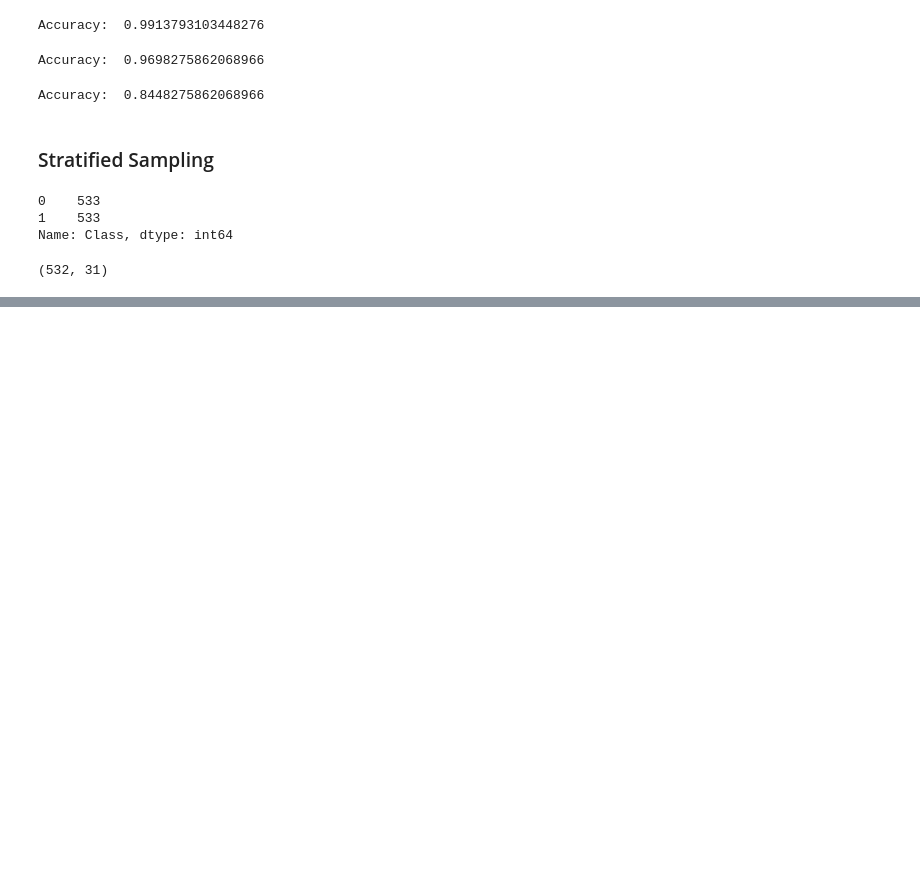
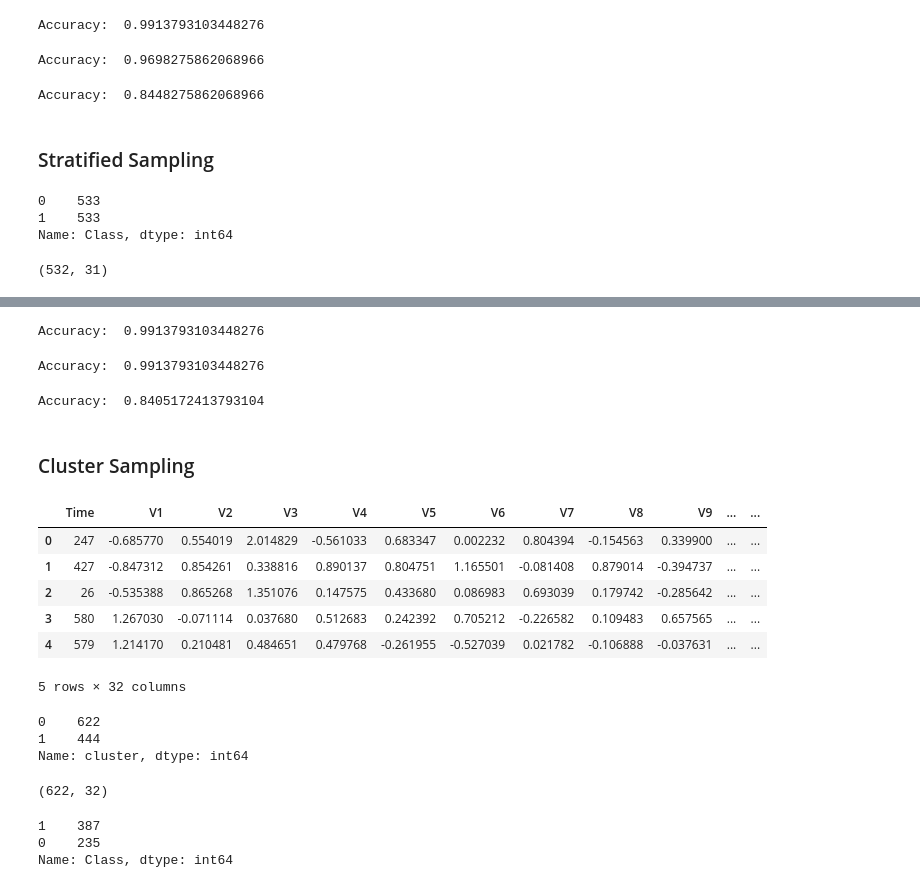
Before and after one commit to sidB67/sampling_assignment, a Jupyter notebook: sampling.ipynb, the cells around one changed output, grey strips where cells are left out. Saved outputs shown, nothing was run; the diff lists cells and outputs as text; code cells hidden in the pictures; blank space fills up the shorter version.

Commit message:
Adds Cluster Sampling

```diff
--- a/sampling.ipynb
+++ b/sampling.ipynb
@@ -240,0 +260,52 @@ y_sample = sample_df['Class']
+# %%
+#random forest using sklearn
+from sklearn.ensemble import RandomForestClassifier
+rf = RandomForestClassifier(n_estimators=100, random_state=0)
+rf.fit(X_sample, y_sample)
+y_pred = rf.predict(X_test)
+print('Accuracy: ', accuracy_score(y_test, y_pred))
+# %% [output]
+Accuracy:  0.9913793103448276
+# %%
+#decision tree using sklearn
+from sklearn.tree import DecisionTreeClassifier
+dt = DecisionTreeClassifier(random_state=0)
+dt.fit(X_sample, y_sample)
+y_pred = dt.predict(X_test)
+print('Accuracy: ', accuracy_score(y_test, y_pred))
+# %% [output]
+Accuracy:  0.9913793103448276
+# %%
+#naive bayes using sklearn
+from sklearn.naive_bayes import GaussianNB
+nb = GaussianNB()
+nb.fit(X_sample, y_sample)
+y_pred = nb.predict(X_test)
+print('Accuracy: ', accuracy_score(y_test, y_pred))
+# %% [output]
+Accuracy:  0.8405172413793104
+# %% [markdown]
+### Cluster Sampling
+# %%
+#make cluster using kmeans and get one of the clusters out of the made
+from sklearn.cluster import KMeans
+kmeans = KMeans(n_clusters=2, random_state=0).fit(train_df)
+
+#add the cluster labels to the dataframe
+train_df['cluster'] = kmeans.labels_
+# %%
+train_df.head()
+# %% [output]
+|  | Time | V1 | V2 | V3 | V4 | V5 | V6 | V7 | V8 | V9 | ... | ... |
+| 0 | 247 | -0.685770 | 0.554019 | 2.014829 | -0.561033 | 0.683347 | 0.002232 | 0.804394 | -0.154563 | 0.339900 | ... | ... |
+| 1 | 427 | -0.847312 | 0.854261 | 0.338816 | 0.890137 | 0.804751 | 1.165501 | -0.081408 | 0.879014 | -0.394737 | ... | ... |
+| 2 | 26 | -0.535388 | 0.865268 | 1.351076 | 0.147575 | 0.433680 | 0.086983 | 0.693039 | 0.179742 | -0.285642 | ... | ... |
+| 3 | 580 | 1.267030 | -0.071114 | 0.037680 | 0.512683 | 0.242392 | 0.705212 | -0.226582 | 0.109483 | 0.657565 | ... | ... |
+| 4 | 579 | 1.214170 | 0.210481 | 0.484651 | 0.479768 | -0.261955 | -0.527039 | 0.021782 | -0.106888 | -0.037631 | ... | ... |
+5 rows × 32 columns
+# %%
+train_df['cluster'].value_counts()
+# %% [output]
+0    622
+1    444
+Name: cluster, dtype: int64
@@ -240,0 +315,11 @@ y_sample = sample_df['Class']
+# %%
+sample_df = train_df[train_df['cluster'] == cluster]
+sample_df.shape
+# %% [output]
+(622, 32)
+# %%
+sample_df['Class'].value_counts()
+# %% [output]
+1    387
+0    235
+Name: Class, dtype: int64
```
Also changed, not shown: parts of 9 cells of this notebook, 1 other file.
